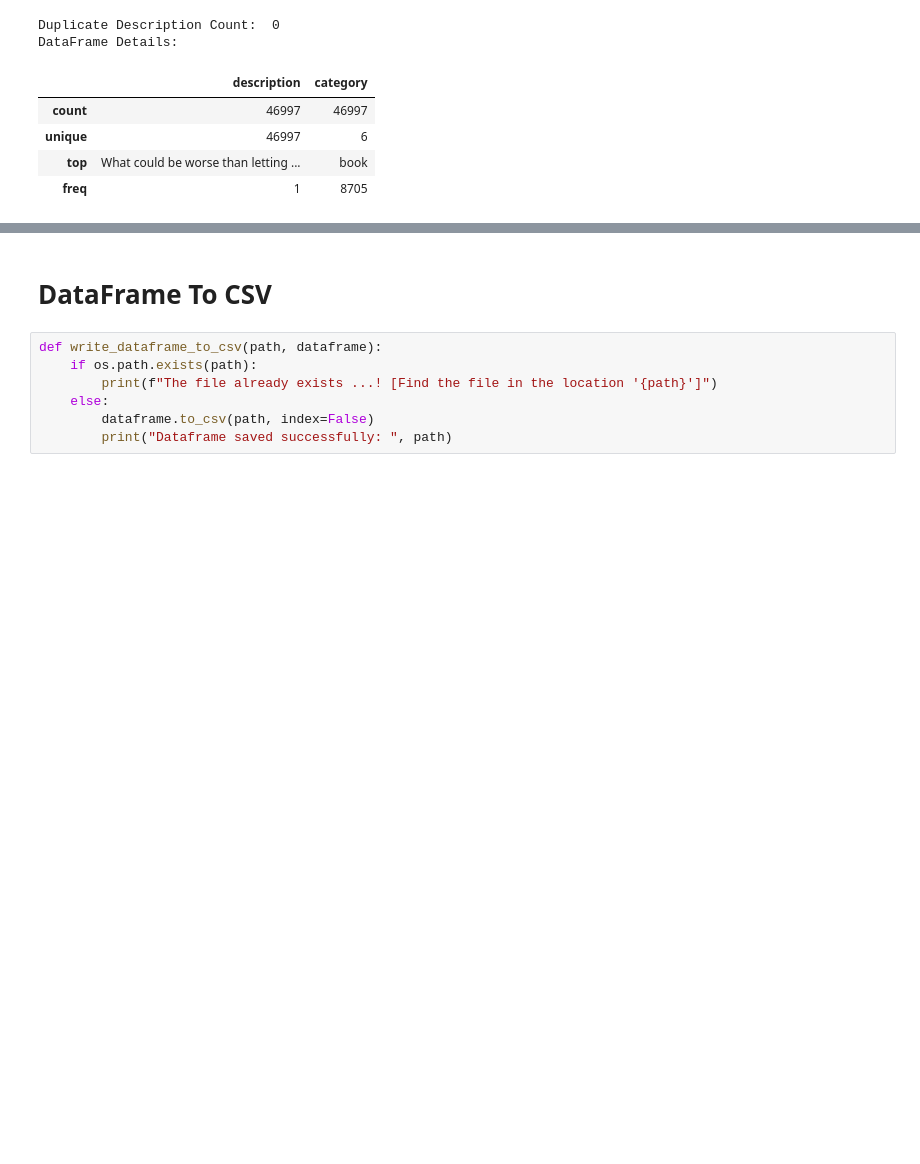
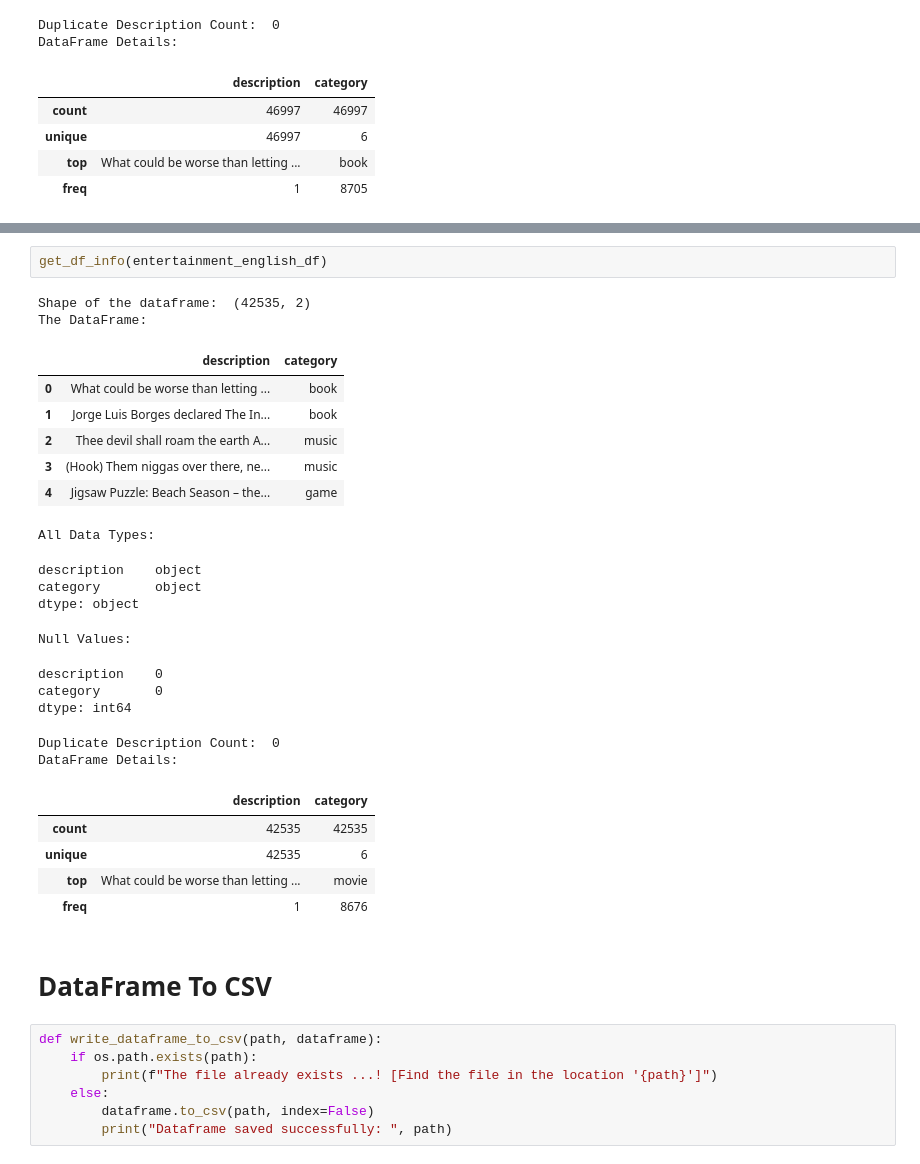
Before and after one commit to MYTE21/Entertainment.Valley, a Jupyter notebook: notebooks/category_classification/category_preparation.ipynb, the cells around one changed output, grey strips where cells are left out. Cells and saved outputs as stored; diff of their text form; blank space fills up the shorter version.

```diff
--- a/notebooks/category_classification/category_preparation.ipynb
+++ b/notebooks/category_classification/category_preparation.ipynb
@@ -318,3 +410,29 @@ DataFrame Details:
+# %%
+get_df_info(entertainment_english_df)
+# %% [output]
+Shape of the dataframe:  (42535, 2)
+The DataFrame:
+|  | description | category |
+| 0 | What could be worse than letting ... | book |
+| 1 | Jorge Luis Borges declared The In... | book |
+| 2 | Thee devil shall roam the earth A... | music |
+| 3 | (Hook) Them niggas over there, ne... | music |
+| 4 | Jigsaw Puzzle: Beach Season – the... | game |
+All Data Types:
+description    object
+category       object
+dtype: object
+Null Values:
+description    0
+category       0
+dtype: int64
+Duplicate Description Count:  0
+DataFrame Details:
+|  | description | category |
+| count | 42535 | 42535 |
+| unique | 42535 | 6 |
+| top | What could be worse than letting ... | movie |
+| freq | 1 | 8676 |
 # %% [markdown]
 # DataFrame To CSV
 # %%
```
Also changed, not shown: parts of 16 cells of this notebook, 4 other files.
